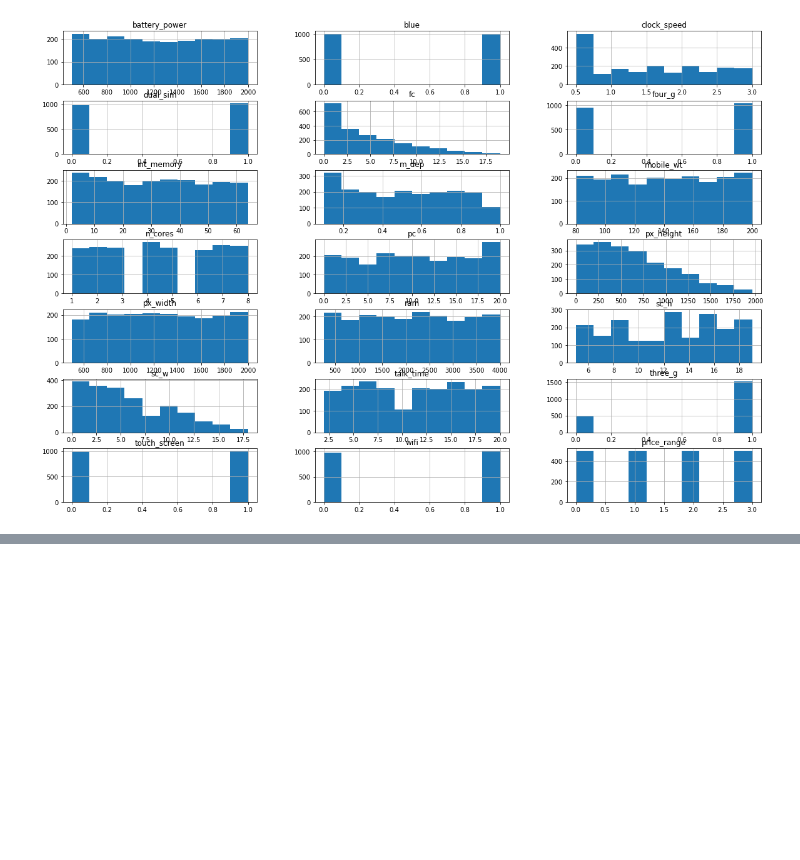
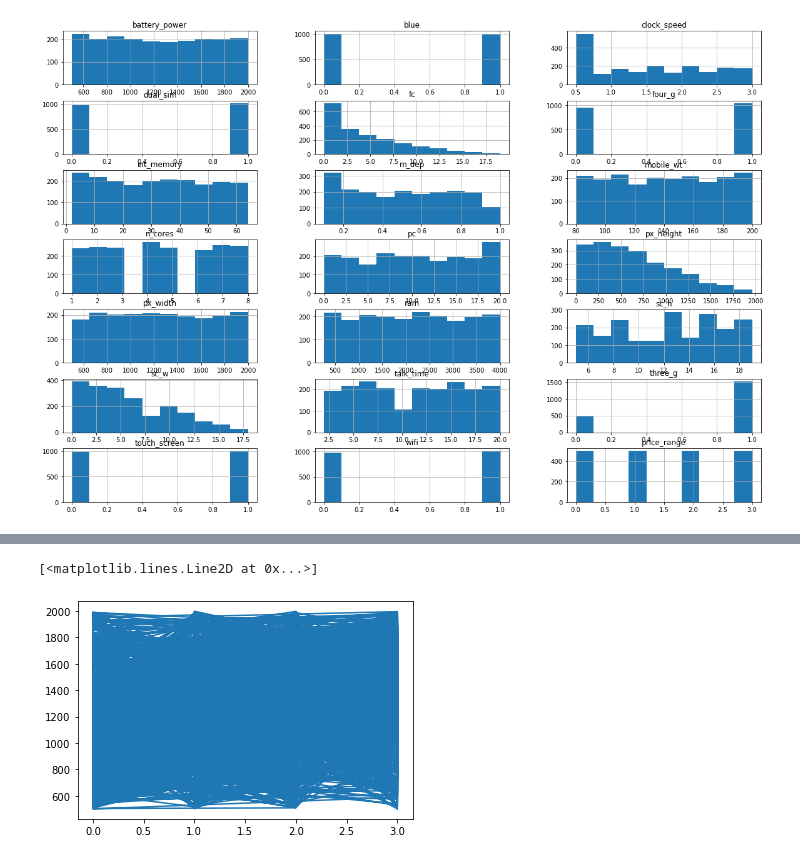
Before and after one commit to ilnen/deep-learning-model1, a Jupyter notebook: deep-learning-model1.ipynb, the cells around one changed output, grey strips where cells are left out. Cells and saved outputs as stored; diff of their text form; code cells hidden in the pictures; blank space fills up the shorter version.

```diff
--- a/deep-learning-model1.ipynb
+++ b/deep-learning-model1.ipynb
@@ -112,0 +283,5 @@ variaveis_categoricas = train_set[['blue', 'dual_sim', 'four_g', 'three_g', 'tou
+# %%
+pyplot.plot(train_set['price_range'], train_set['px_width'])
+# %% [output]
+[<matplotlib.lines.Line2D at 0x...>]
+[figure, added]
```
Also changed, not shown: parts of 19 cells of this notebook, 1 other file.
